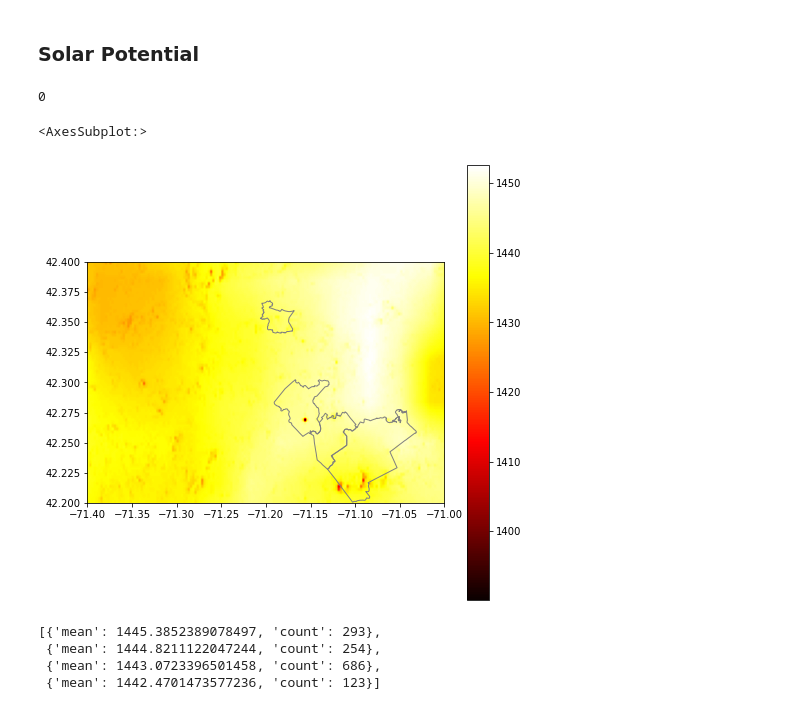
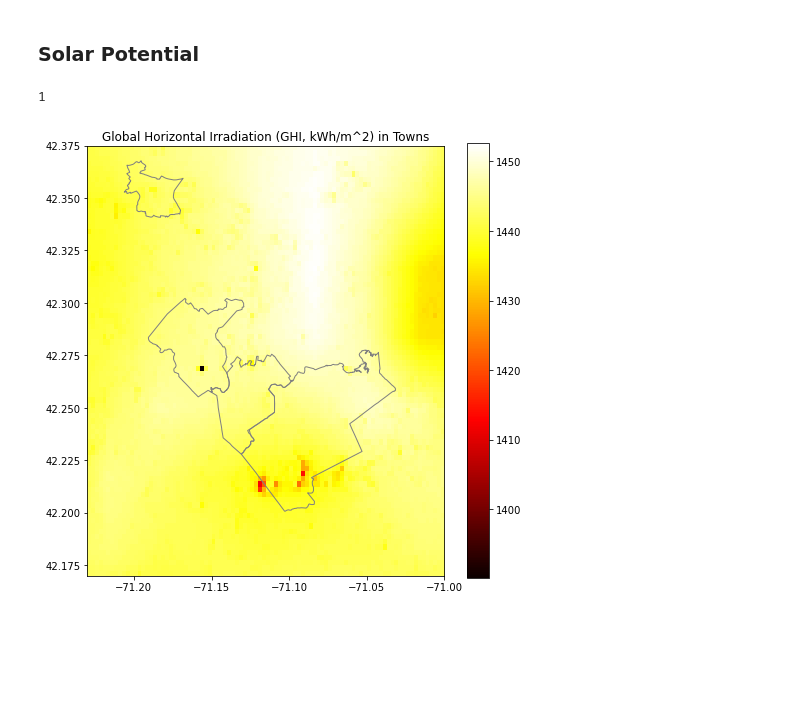
Before and after one commit to ghostpress/ma-solar, a Jupyter notebook: code/initViz.ipynb, the cells around one changed output. Drawn from its saved outputs; the diff is of its cells as text; code cells hidden in the pictures; blank space fills up the shorter version.

Commit message:
Graphed solar irradiation by town

```diff
--- a/code/initViz.ipynb
+++ b/code/initViz.ipynb
@@ -359,11 +359,11 @@ to_filepath   = dataDir('irradiation/USA_GISdata_GlobalSolarAtlas/western-hemisp
 
 command = ['gdalwarp',
            '-r', 'average',
-            '-te', '-71.23', '42.1', '-71.0', '42.375',
+            '-te', '-71.23', '42.17', '-71.0', '42.375',
            '-te_srs', 'EPSG:4326',
            '-of', 'GTiff',
            from_filepath, to_filepath]
 
 Popen(command).wait()
 # %% [output]
-0
+1
@@ -375,11 +375,21 @@ extent = [solar_file.bounds[i] for i in [0, 2, 1, 3]]
 # %%
 fig4, ax4 = plt.subplots()
 fig4.set_size_inches(8, 8)
 
 img = ax4.imshow(solar, extent=extent, cmap='hot')
 plt.colorbar(img)
 
 solarshp.plot(ax=ax4, color='None', edgecolor='grey')
+
+# Town labels
+# ax4.text(71.175, 42.6, 'Newton')
+#ax4.text(226000, 895000, 'West Roxbury')
+#ax4.text(230000, 892000, 'Hyde Park')
+#ax4.text(234500, 891700, 'Milton')
+
+ax4.set_title('Global Horizontal Irradiation (GHI, kWh/m^2) in Towns')
+
+# Save image
+plt.savefig(outputDir('viz/GHItowns.png'), dpi=150, format='png')
 # %% [output]
-<AxesSubplot:>
-[figure, old version]
+[figure, new version]
@@ -389,10 +396,3 @@ solarzs = zonal_stats(solarshp, file_path, stats = ['mean', 'count'],
-# %%
-solarzs  # NEED TO REDUCE TIF TO THE AREAS OF INTEREST
-# %% [output]
-[{'mean': 1445.3852389078497, 'count': 293},
- {'mean': 1444.8211122047244, 'count': 254},
- {'mean': 1443.0723396501458, 'count': 686},
- {'mean': 1442.4701473577236, 'count': 123}]
 # %%
 # TODO:
 #   1. Rewrite README w/ new solar data
```
Also changed, not shown: parts of 6 cells of this notebook, 1 other file.
